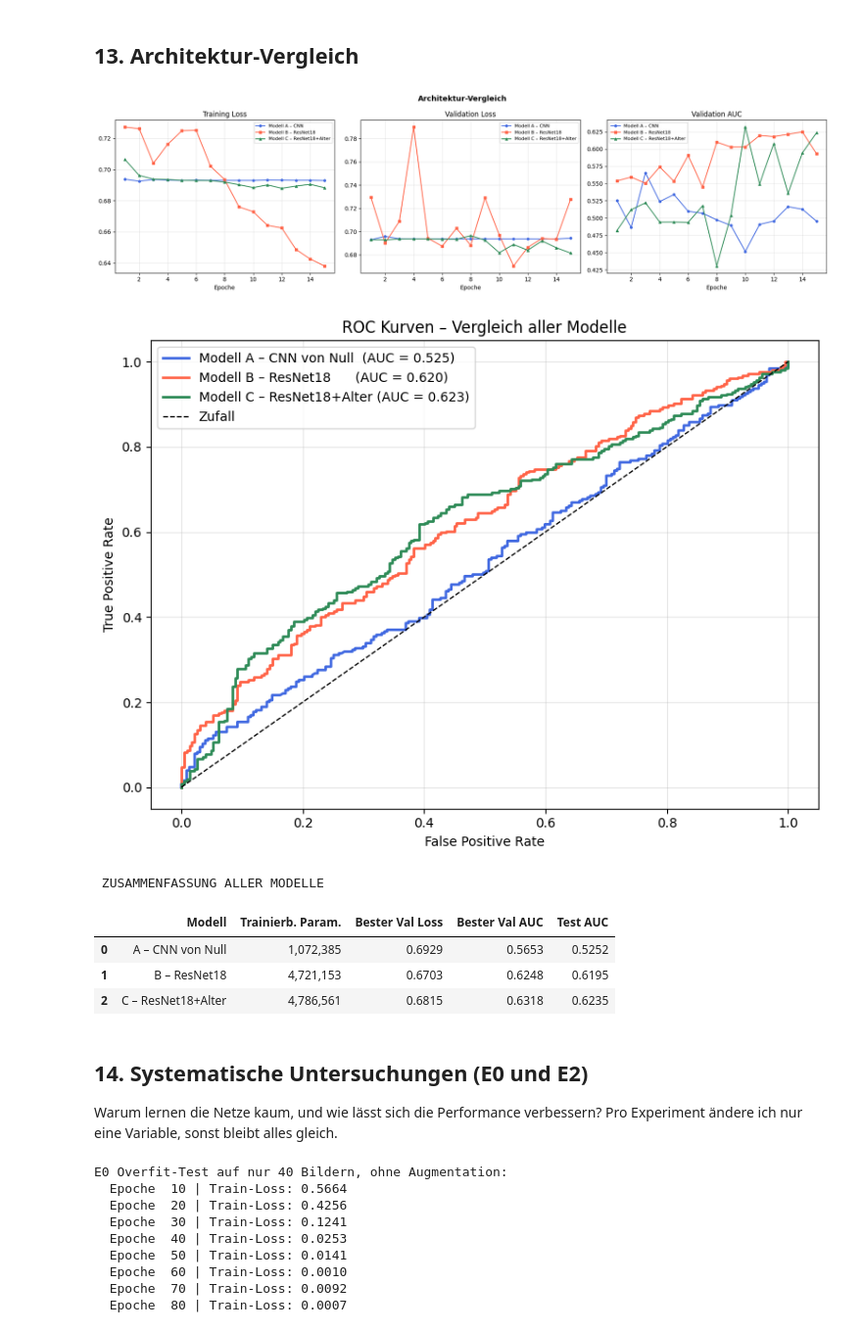
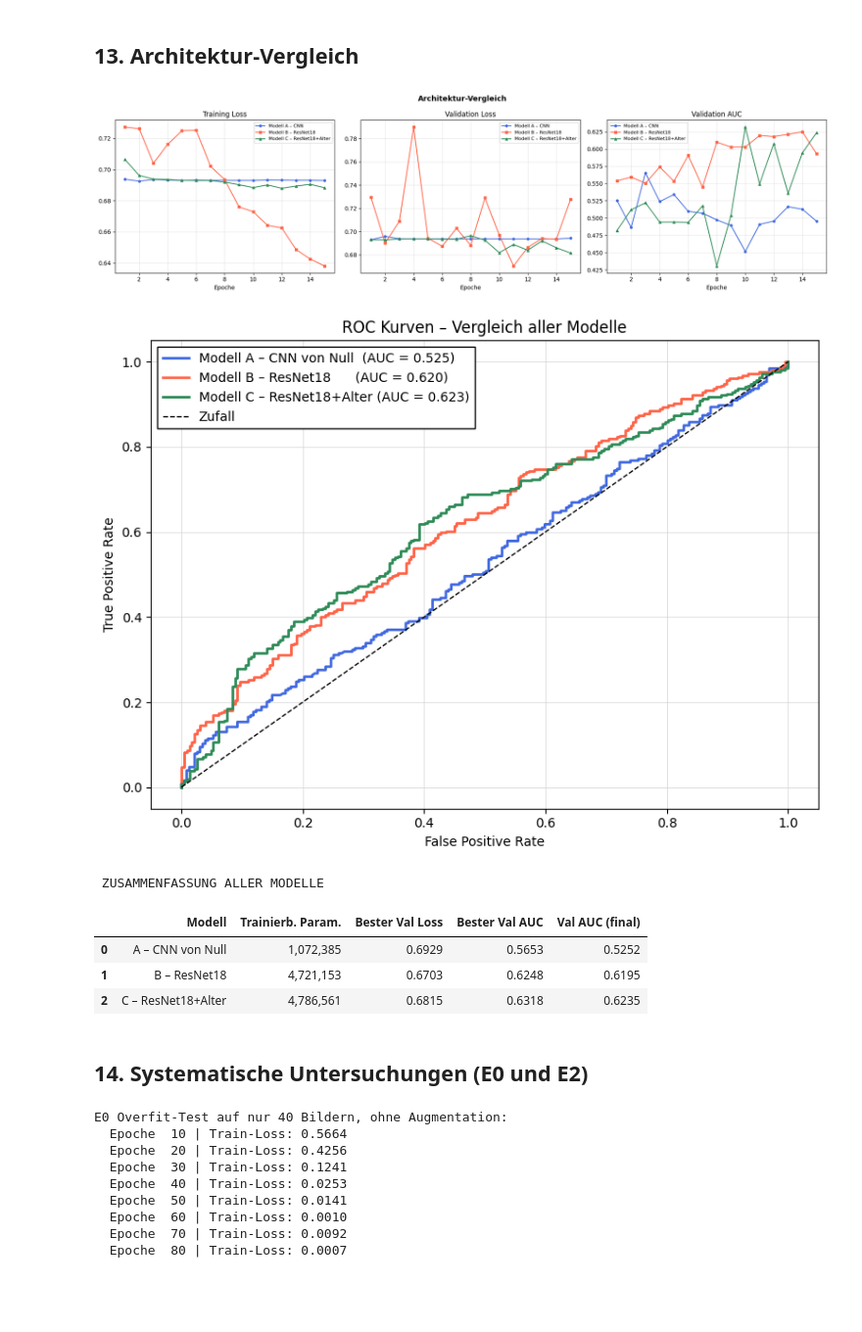
Before and after one commit to edaguer/BA_breastcancer_mammography-classification, a Jupyter notebook: classification_v3.ipynb, the cells around one changed output. Shown at 98% size. Cells and saved outputs as stored; diff of their text form; code cells hidden in the pictures; blank space fills up the shorter version.

```diff
--- a/classification_v3.ipynb
+++ b/classification_v3.ipynb
@@ -1167,7 +1125,6 @@ Erklärte Varianz – PC1: 18.7% | PC2: 9.4%
 # %% [markdown]
 ## 13. Architektur-Vergleich
 # %%
-# Trainings-Kurven
 fig, achsen = plt.subplots(1, 3, figsize=(18, 5))
 fig.suptitle('Architektur-Vergleich', fontsize=13, fontweight='bold')
 
@@ -1195,8 +1152,14 @@ for titel, metrik, idx in [
 plt.tight_layout(); plt.show()
 
 
-# ROC Kurven übereinander
-plt.figure(figsize=(8, 6))
+import matplotlib
+matplotlib.rcParams['ps.fonttype'] = 42
+
+fig = plt.figure(figsize=(8, 6))
+fig.patch.set_facecolor('white')
+ax = plt.gca()
+ax.set_facecolor('white')
+
 plt.plot(fpr_a, tpr_a, color='royalblue', lw=2,
          label=f'Modell A – CNN von Null  (AUC = {auc_a:.3f})')
 plt.plot(fpr_b, tpr_b, color='tomato',    lw=2,
@@ -1207,48 +1170,48 @@ plt.plot([0,1],[0,1],'k--', lw=1, label='Zufall')
 plt.xlabel('False Positive Rate')
 plt.ylabel('True Positive Rate')
 plt.title('ROC Kurven – Vergleich aller Modelle')
-plt.legend(); plt.grid(alpha=0.3)
-plt.tight_layout(); plt.show()
+plt.legend(framealpha=1.0, fancybox=False, shadow=False, edgecolor='black')
+plt.grid(True, color='lightgray', linewidth=0.5)
+plt.tight_layout()
+plt.savefig('roc_vergleich_hauptmodelle.eps', format='eps',
+            bbox_inches='tight', transparent=False, facecolor='white')
+plt.show()
 
 
-# Zusammenfassungstabelle
 def n_params(modell):
     return sum(p.numel() for p in modell.parameters() if p.requires_grad)
 
 vergleich = pd.DataFrame({
     'Modell':             ['A – CNN von Null', 'B – ResNet18', 'C – ResNet18+Alter'],
     'Trainierb. Param.':  [n_params(modell_a), n_params(modell_b), n_params(modell_c)],
     'Bester Val Loss':    [min(history_a['val_loss']),
                            min(history_b['val_loss']),
                            min(history_c['val_loss'])],
     'Bester Val AUC':     [max(history_a['val_auc']),
                            max(history_b['val_auc']),
                            max(history_c['val_auc'])],
     'Val AUC (final)':           [auc_a, auc_b, auc_c],
 })
 
 print('\n ZUSAMMENFASSUNG ALLER MODELLE ')
 display(vergleich.style
     .highlight_max(subset=['Bester Val AUC', 'Val AUC (final)'], color='lightgreen')
     .highlight_min(subset=['Bester Val Loss'],             color='lightgreen')
     .format({
         'Bester Val Loss':   '{:.4f}',
         'Bester Val AUC':    '{:.4f}',
         'Val AUC (final)':          '{:.4f}',
         'Trainierb. Param.': '{:,}'
     })
 )
 # %% [output]
 [figure]
-[figure, old version]
+[figure, new version]
  ZUSAMMENFASSUNG ALLER MODELLE
-|  | Modell | Trainierb. Param. | Bester Val Loss | Bester Val AUC | Test AUC |
+|  | Modell | Trainierb. Param. | Bester Val Loss | Bester Val AUC | Val AUC (final) |
 | 0 | A – CNN von Null | 1,072,385 | 0.6929 | 0.5653 | 0.5252 |
 | 1 | B – ResNet18 | 4,721,153 | 0.6703 | 0.6248 | 0.6195 |
 | 2 | C – ResNet18+Alter | 4,786,561 | 0.6815 | 0.6318 | 0.6235 |
 # %% [markdown]
 ## 14. Systematische Untersuchungen (E0 und E2)
-
-Warum lernen die Netze kaum, und wie lässt sich die Performance verbessern?
-Pro Experiment ändere ich nur eine Variable, sonst bleibt alles gleich.
 # %%
```
Also changed, not shown: parts of 40 cells of this notebook, 42 other files.
